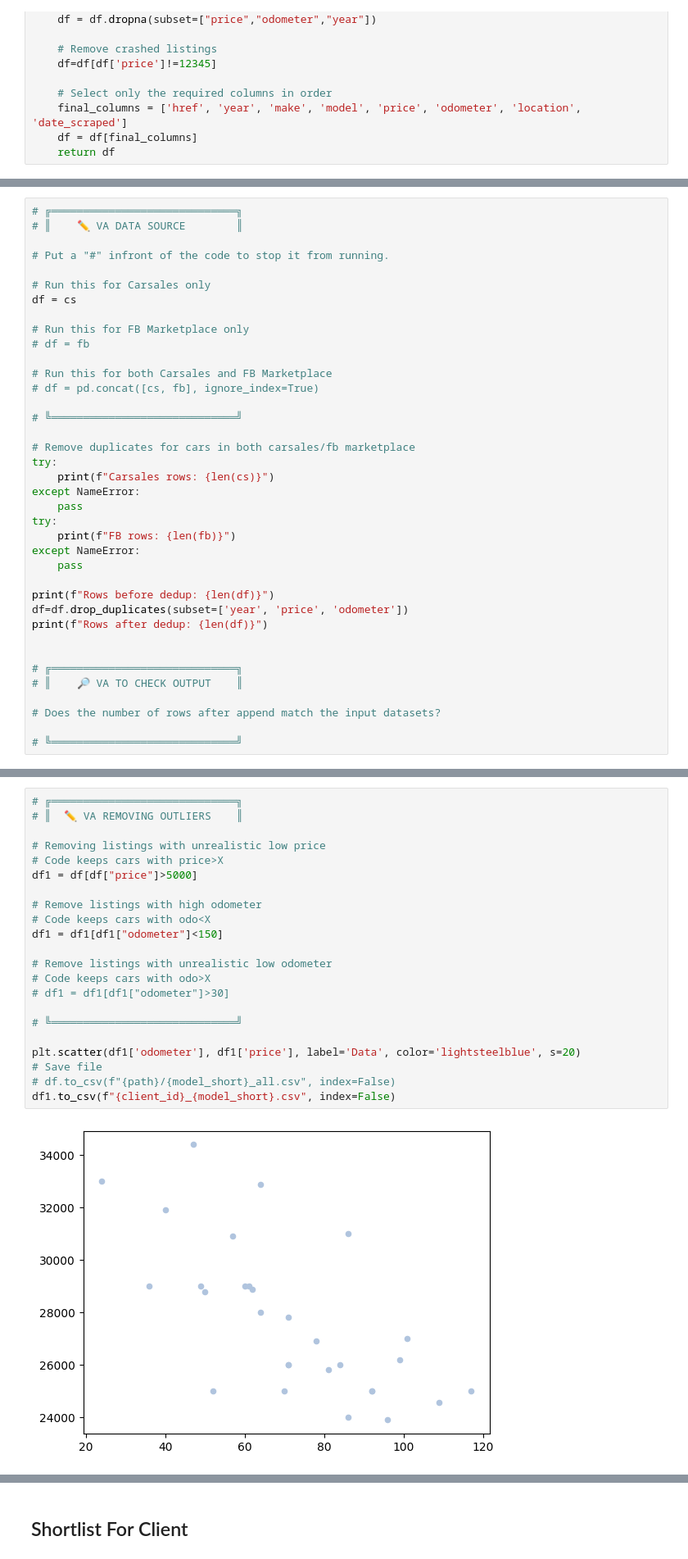
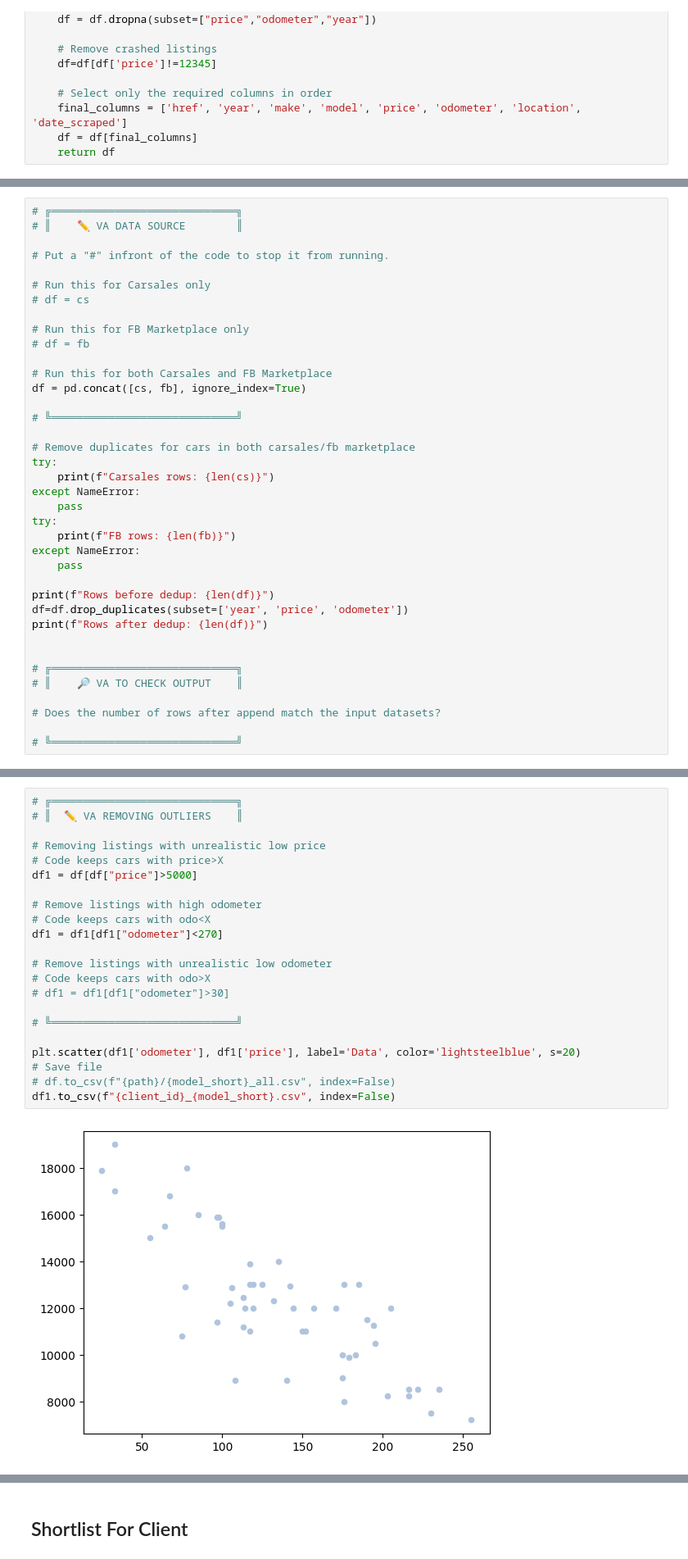
Before and after one commit to imrogerjiang/market_analysis, a Jupyter notebook: analytics.ipynb, the cells around one changed output, grey strips where cells are left out. Shown: that part at 82% size. Drawn from its saved outputs; the diff is of its cells as text.

```diff
--- a/analytics.ipynb
+++ b/analytics.ipynb
@@ -252,13 +251,13 @@ Rows remaining 52.
 # Put a "#" infront of the code to stop it from running.
 
 # Run this for Carsales only
-df = cs
+# df = cs
 
 # Run this for FB Marketplace only
 # df = fb
 
 # Run this for both Carsales and FB Marketplace
-# df = pd.concat([cs, fb], ignore_index=True)
+df = pd.concat([cs, fb], ignore_index=True)
 
 # ╚═════════════════════════════╝
 
@@ -295,27 +295,27 @@ plt.scatter(df['odometer'], df['price'], label='Data', color='lightsteelblue', s
 # %%
 # ╔═════════════════════════════╗
 # ║  ✏️ VA REMOVING OUTLIERS    ║
 
 # Removing listings with unrealistic low price
 # Code keeps cars with price>X
 df1 = df[df["price"]>5000]
 
 # Remove listings with high odometer
 # Code keeps cars with odo<X
-df1 = df1[df1["odometer"]<150]
+df1 = df1[df1["odometer"]<270]
 
 # Remove listings with unrealistic low odometer
 # Code keeps cars with odo>X
 # df1 = df1[df1["odometer"]>30]
 
 # ╚═════════════════════════════╝
 
 plt.scatter(df1['odometer'], df1['price'], label='Data', color='lightsteelblue', s=20)
 # Save file
 # df.to_csv(f"{path}/{model_short}_all.csv", index=False)
 df1.to_csv(f"{client_id}_{model_short}.csv", index=False)
 # %% [output]
-[figure, old version]
+[figure, new version]
 # %%
 # 0) Work on a real copy (kills SettingWithCopyWarning)
 df1 = df1.copy()
```
Also changed, not shown: parts of 7 cells of this notebook.
